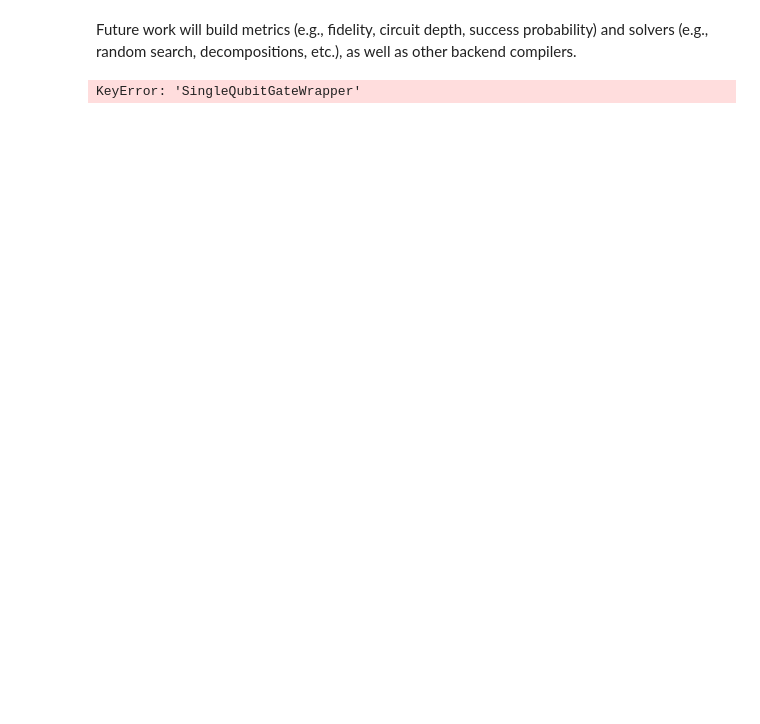
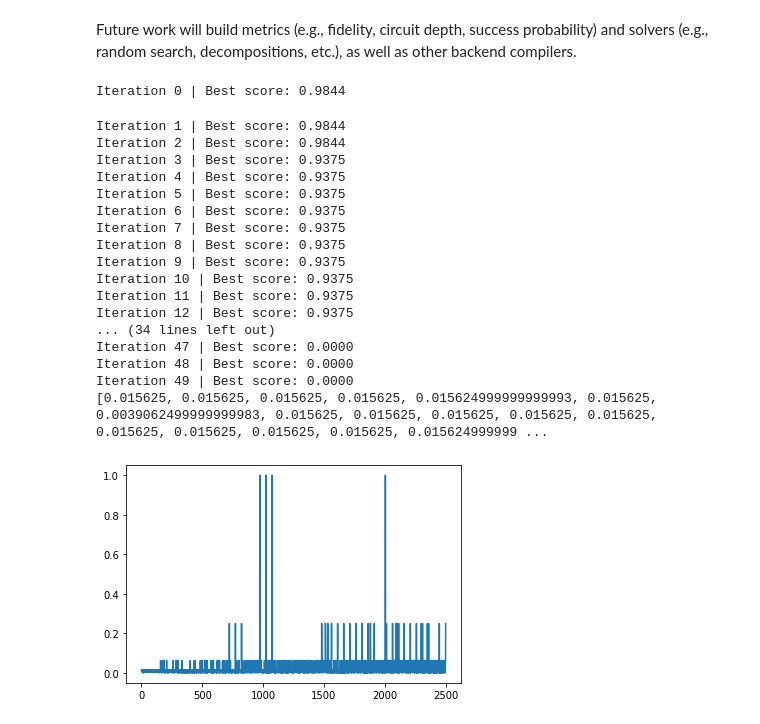
Before and after one commit to graphiq-dev/graphiq, a Jupyter notebook: examples/simulate_circuit.ipynb, the cells around one changed output. Saved outputs shown, nothing was run; the diff lists cells and outputs as text; code cells hidden in the pictures; blank space fills up the shorter version.

Commit message:
fixed simulate_circuit.ipynb example

```diff
--- a/examples/simulate_circuit.ipynb
+++ b/examples/simulate_circuit.ipynb
@@ -75,21 +75,39 @@ from src.solvers.evolutionary_solver import EvolutionarySolver
 # %%
 target = ket2dm((tensor(4 * [ketz0_state()]) + tensor(4 * [ketz1_state()])) / np.sqrt(2))
 
 # we pass one metric to use as the cost function. we can also pass more to be evaluated but not used as the cost
 metric = metrics.Infidelity(target)
 
 # define the solver (all methods are encapsulated in the class definition)
-solver = EvolutionarySolver(target=target, metric=metric, compiler=compiler, circuit=circuit,
-                            n_emitter=1, n_photon=5)
+solver = EvolutionarySolver(target=target, metric=metric, compiler=compiler, circuit=None,
+                            n_emitter=1, n_photon=4)
 solver.tournament_k = 0
 
 # call .solve to implement the solver algorithm
 solver.solve()
 
 # we now have access to the metrics (don't need to pass anything back, as we are logging it in the Metric instance)
 print(metric.log)
 
 plt.plot(metric.log)
 plt.show()
 # %% [output]
-KeyError: 'SingleQubitGateWrapper'
+Iteration 0 | Best score: 0.9844
+Iteration 1 | Best score: 0.9844
+Iteration 2 | Best score: 0.9844
+Iteration 3 | Best score: 0.9375
+Iteration 4 | Best score: 0.9375
+Iteration 5 | Best score: 0.9375
+Iteration 6 | Best score: 0.9375
+Iteration 7 | Best score: 0.9375
+Iteration 8 | Best score: 0.9375
+Iteration 9 | Best score: 0.9375
+Iteration 10 | Best score: 0.9375
+Iteration 11 | Best score: 0.9375
+Iteration 12 | Best score: 0.9375
+... (34 lines left out)
+Iteration 47 | Best score: 0.0000
+Iteration 48 | Best score: 0.0000
+Iteration 49 | Best score: 0.0000
+[0.015625, 0.015625, 0.015625, 0.015625, 0.015624999999999993, 0.015625, 0.0039062499999999983, 0.015625, 0.015625, 0.015625, 0.015625, 0.015625, 0.015625, 0.015625, 0.015625, 0.015625, 0.015624999999 ...
+[figure, added]
```
Also changed, not shown: parts of 1 cell of this notebook.
